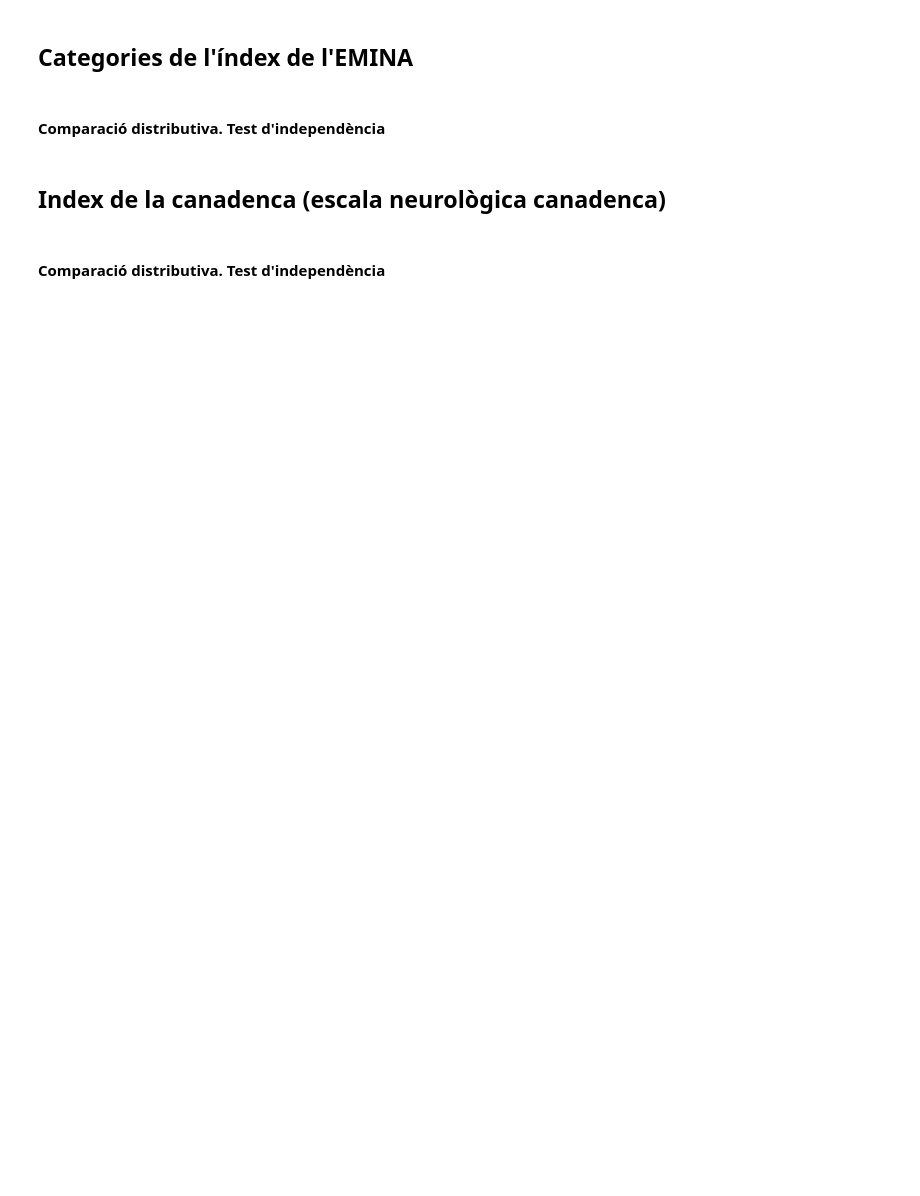
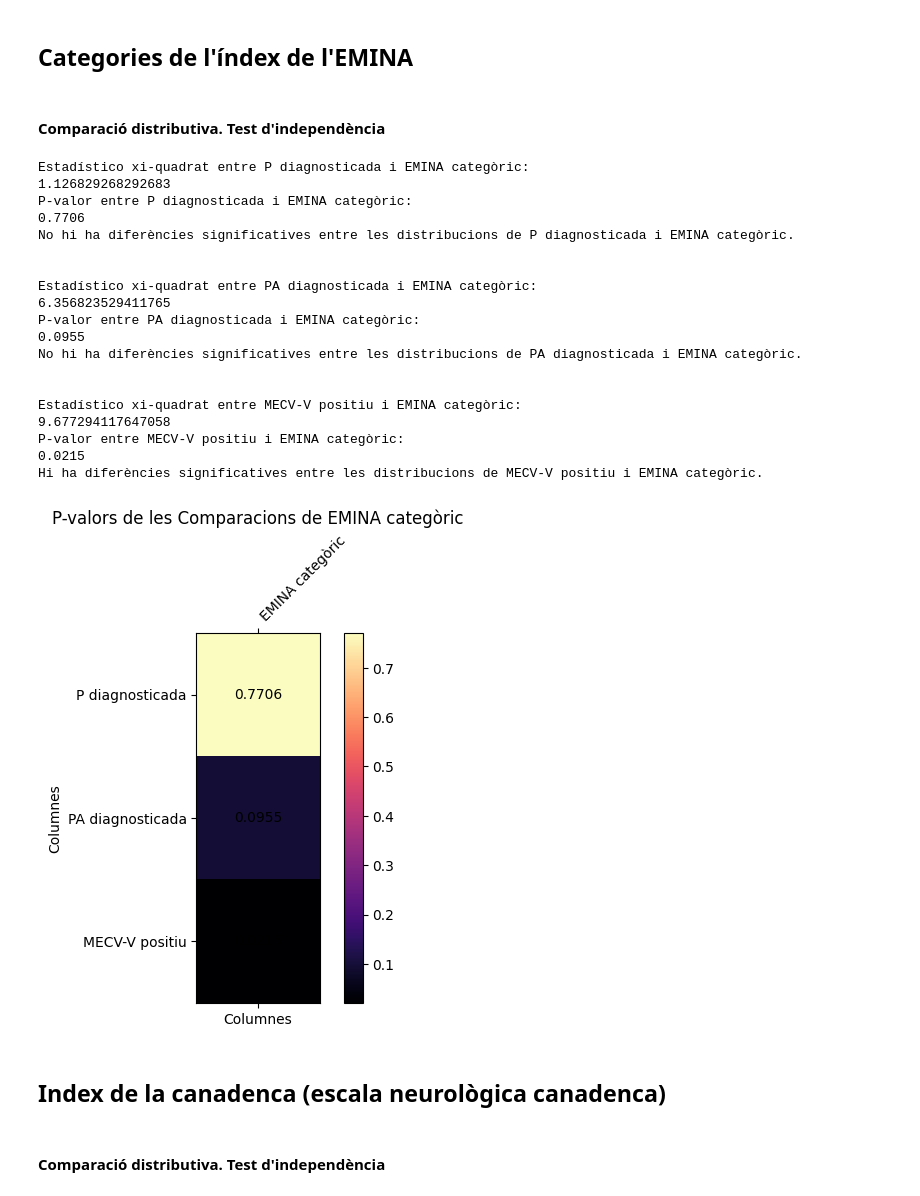
Before and after one commit to MCastelH/PRACTICUM, a Jupyter notebook: general+tests+lab.ipynb, the cells around one changed output. Drawn from its saved outputs; the diff is of its cells as text; code cells hidden in the pictures; blank space fills up the shorter version.

```diff
--- a/general+tests+lab.ipynb
+++ b/general+tests+lab.ipynb
@@ -338,7 +352,28 @@ test_indepe_plot(({'AMB_PA': AMB_PA['EMINA categòric'], 'AMB_PA_MECVV': AMB_PA_
 # %% [markdown]
 #### Comparació distributiva. Test d'independència
 # %%
-test_indepe_bin_plot()
+test_indepe_bin_plot(taula,'EMINA categòric')
+# %% [output]
+Estadístico xi-quadrat entre P diagnosticada i EMINA categòric:
+1.126829268292683
+P-valor entre P diagnosticada i EMINA categòric:
+0.7706
+No hi ha diferències significatives entre les distribucions de P diagnosticada i EMINA categòric.
+
+
+Estadístico xi-quadrat entre PA diagnosticada i EMINA categòric:
+6.356823529411765
+P-valor entre PA diagnosticada i EMINA categòric:
+0.0955
+No hi ha diferències significatives entre les distribucions de PA diagnosticada i EMINA categòric.
+
+
+Estadístico xi-quadrat entre MECV-V positiu i EMINA categòric:
+9.677294117647058
+P-valor entre MECV-V positiu i EMINA categòric:
+0.0215
+Hi ha diferències significatives entre les distribucions de MECV-V positiu i EMINA categòric.
+[figure, added]
 # %% [markdown]
 ## Index de la canadenca (escala neurològica canadenca)
 # %% [markdown]
```
Also changed, not shown: parts of 27 cells of this notebook, 6 other files.
